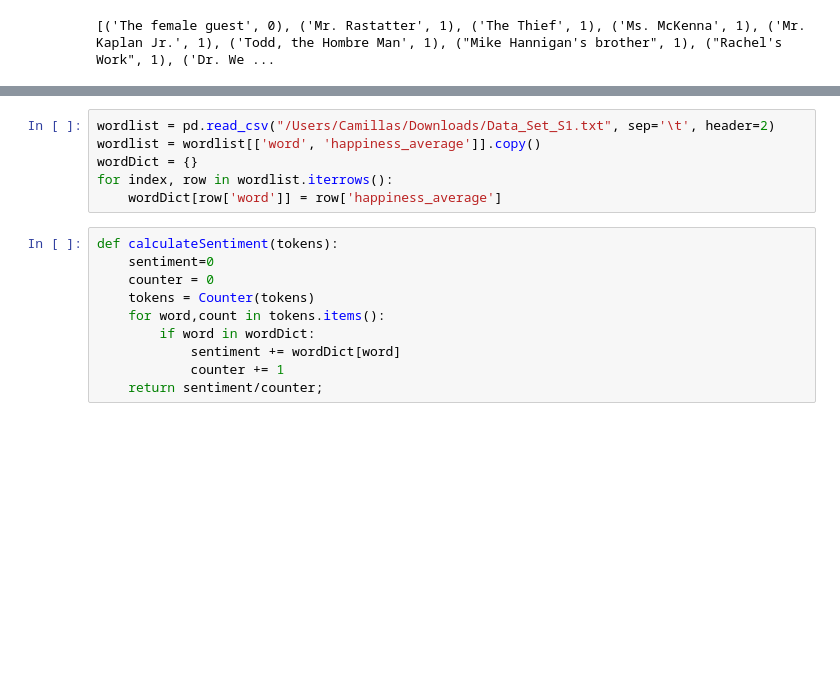
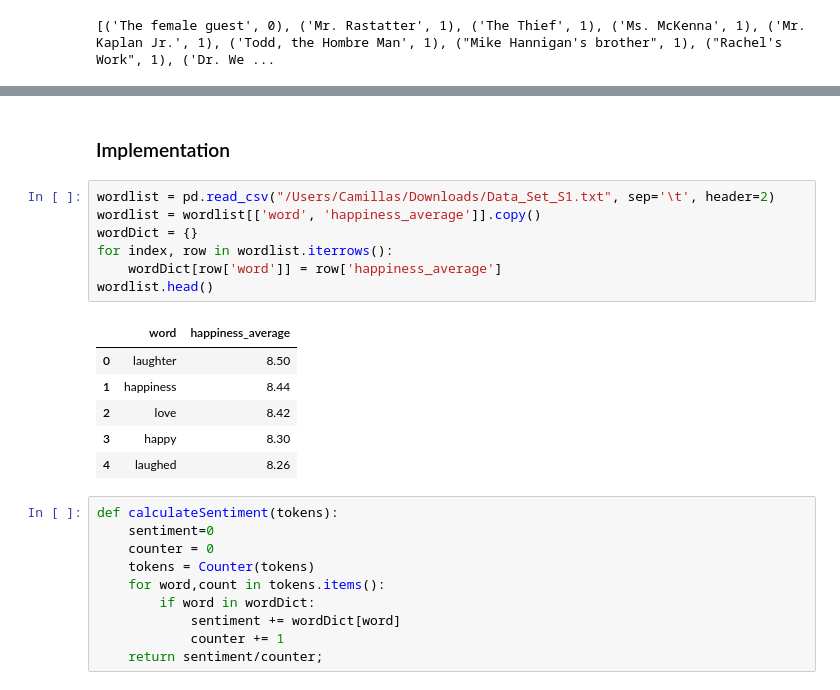
Before and after one commit to cbraae/socialgraphs, a Jupyter notebook: project.ipynb, the cells around one changed output, grey strips where cells are left out. Drawn from its saved outputs; the diff is of its cells as text; blank space fills up the shorter version.

```diff
--- a/project.ipynb
+++ b/project.ipynb
@@ -360,9 +534,19 @@ print(sortedDegree)
+# %% [markdown]
+<h3> Implementation</h3>
 # %%
 wordlist = pd.read_csv("/Users/Camillas/Downloads/Data_Set_S1.txt", sep='\t', header=2)
 wordlist = wordlist[['word', 'happiness_average']].copy()
 wordDict = {}
 for index, row in wordlist.iterrows():
     wordDict[row['word']] = row['happiness_average']
+wordlist.head()
+# %% [output]
+|  | word | happiness_average |
+| 0 | laughter | 8.50 |
+| 1 | happiness | 8.44 |
+| 2 | love | 8.42 |
+| 3 | happy | 8.30 |
+| 4 | laughed | 8.26 |
 # %%
 def calculateSentiment(tokens):
     sentiment=0
```
Also changed, not shown: parts of 77 cells of this notebook.
